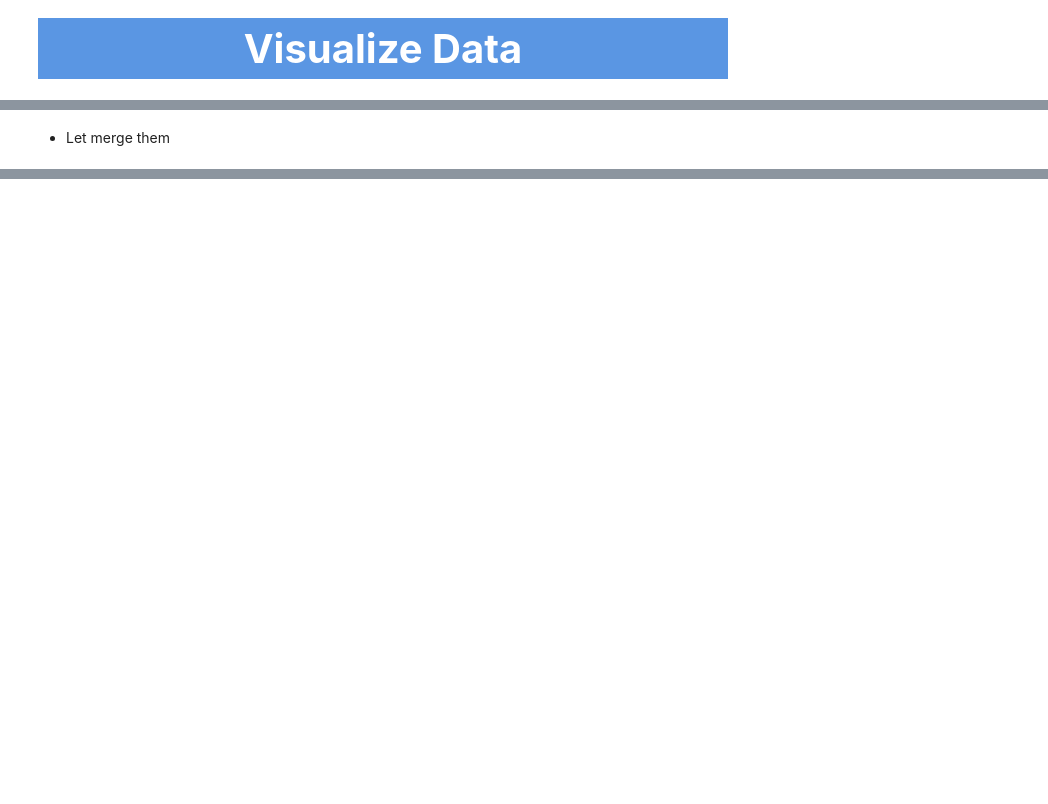
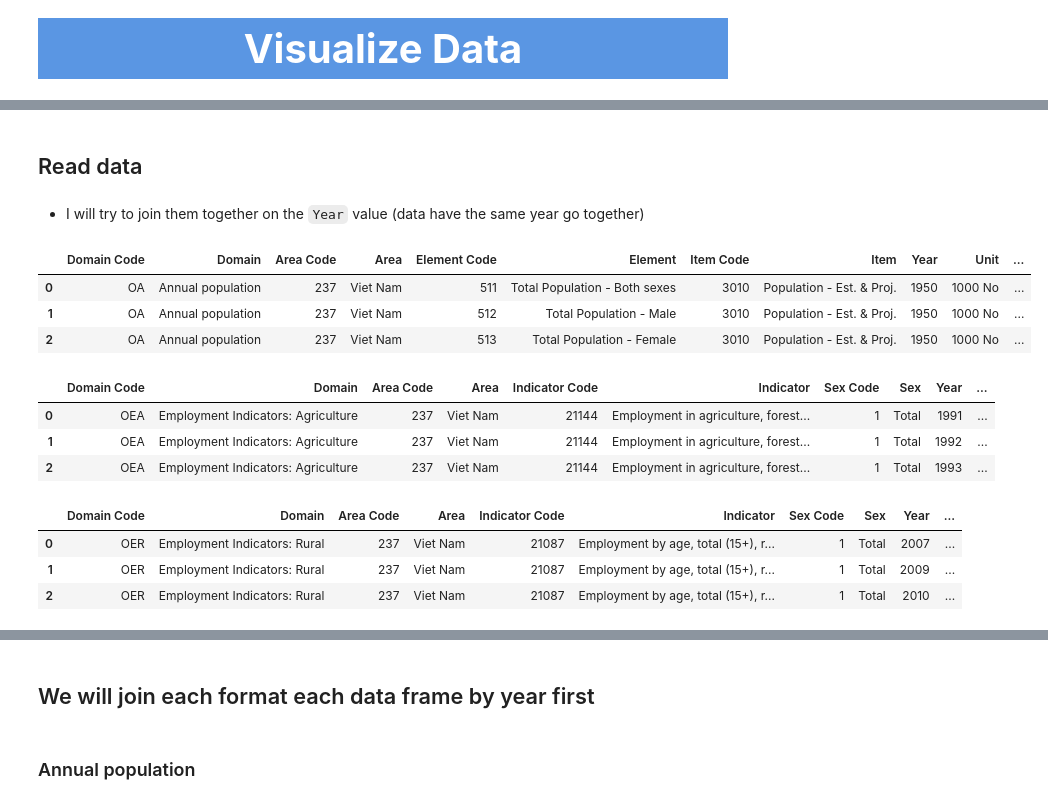
Before and after one commit to DunQua/-Intro2DS-Final-Seminar, a Jupyter notebook: source_code/03_visualize_data.ipynb, the cells around one changed output, grey strips where cells are left out. Drawn from its saved outputs; the diff is of its cells as text; code cells hidden in the pictures; blank space fills up the shorter version.

Commit message:
fix export preprocess ata

```diff
--- a/source_code/03_visualize_data.ipynb
+++ b/source_code/03_visualize_data.ipynb
@@ -348,2 +6,0 @@ display(production_df.head(3))
-# %% [markdown]
--   Let merge them
@@ -353,0 +7,33 @@ raw_df
+# %% [markdown]
+## Read data
+# %%
+annual_pop_df = pd.read_csv("../data/processed/preprocess_OA.csv")
+
+agri_employ_df = pd.read_csv("../data/processed/preprocess_OEA.csv")
+
+rural_employ_df = pd.read_csv("../data/processed/preprocess_OER.csv")
+
+products_df = pd.read_csv("../data/processed/preprocess_QV.csv")
+
+values_df = pd.read_csv("../data/processed/preprocess_QCL.csv")
+# %% [markdown]
+-   I will try to join them together on the `Year` value (data have the same year go together)
+# %%
+display(annual_pop_df.head(3))
+display(agri_employ_df.head(3))
+display(rural_employ_df.head(3))
+display(values_df.head(3))
+display(products_df.head(3))
+# %% [output]
+|  | Domain Code | Domain | Area Code | Area | Element Code | Element | Item Code | Item | Year | Unit | ... |
+| 0 | OA | Annual population | 237 | Viet Nam | 511 | Total Population - Both sexes | 3010 | Population - Est. & Proj. | 1950 | 1000 No | ... |
+| 1 | OA | Annual population | 237 | Viet Nam | 512 | Total Population - Male | 3010 | Population - Est. & Proj. | 1950 | 1000 No | ... |
+| 2 | OA | Annual population | 237 | Viet Nam | 513 | Total Population - Female | 3010 | Population - Est. & Proj. | 1950 | 1000 No | ... |
+|  | Domain Code | Domain | Area Code | Area | Indicator Code | Indicator | Sex Code | Sex | Year | ... |
+| 0 | OEA | Employment Indicators: Agriculture | 237 | Viet Nam | 21144 | Employment in agriculture, forest... | 1 | Total | 1991 | ... |
+| 1 | OEA | Employment Indicators: Agriculture | 237 | Viet Nam | 21144 | Employment in agriculture, forest... | 1 | Total | 1992 | ... |
+| 2 | OEA | Employment Indicators: Agriculture | 237 | Viet Nam | 21144 | Employment in agriculture, forest... | 1 | Total | 1993 | ... |
+|  | Domain Code | Domain | Area Code | Area | Indicator Code | Indicator | Sex Code | Sex | Year | ... |
+| 0 | OER | Employment Indicators: Rural | 237 | Viet Nam | 21087 | Employment by age, total (15+), r... | 1 | Total | 2007 | ... |
+| 1 | OER | Employment Indicators: Rural | 237 | Viet Nam | 21087 | Employment by age, total (15+), r... | 1 | Total | 2009 | ... |
+| 2 | OER | Employment Indicators: Rural | 237 | Viet Nam | 21087 | Employment by age, total (15+), r... | 1 | Total | 2010 | ... |
@@ -353,0 +48,4 @@ raw_df
+# %% [markdown]
+## We will join each format each data frame by year first
+# %% [markdown]
+### Annual population
```
Also changed, not shown: parts of 52 cells of this notebook, 6 other files.
